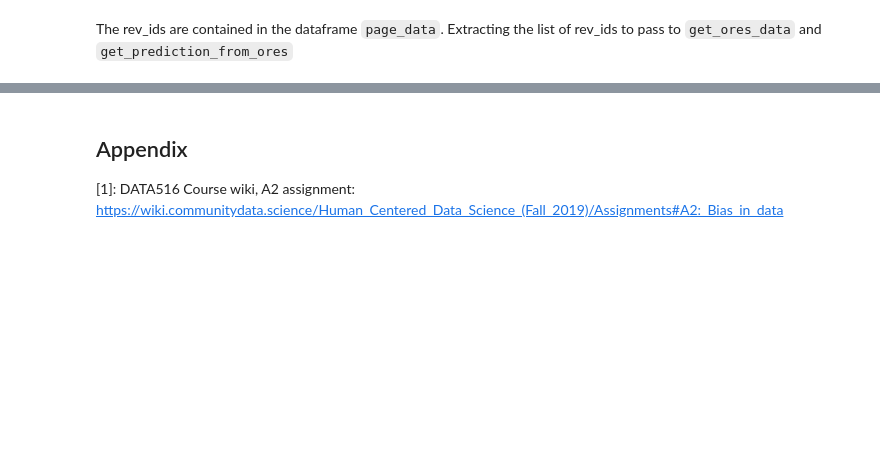
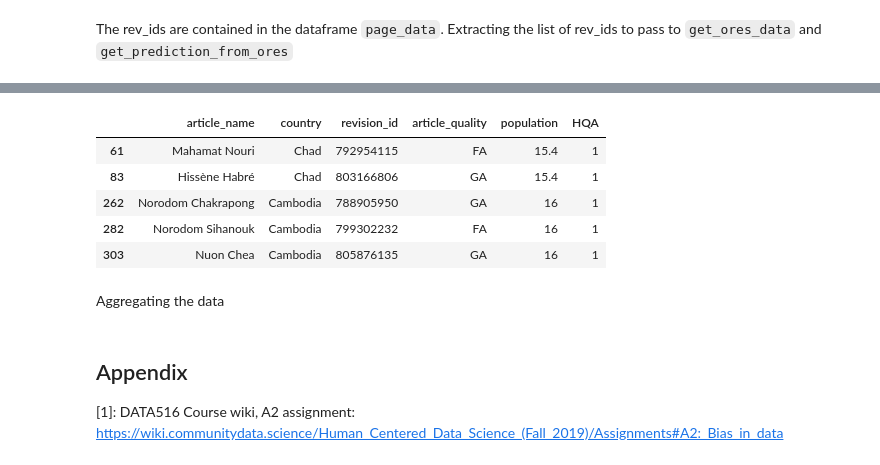
Before and after one commit to winnawat/data-512-a2, a Jupyter notebook: DATA512-A2.ipynb, the cells around one changed output, grey strips where cells are left out. Drawn from its saved outputs; the diff is of its cells as text; code cells hidden in the pictures; blank space fills up the shorter version.

```diff
--- a/DATA512-A2.ipynb
+++ b/DATA512-A2.ipynb
@@ -200,3 +342,15 @@ page_data_pred.tail()
+# %%
+# Checking the high quality articles
+page_data_pred_country[page_data_pred_country['HQA'] == 1].head()
+# %% [output]
+|  | article_name | country | revision_id | article_quality | population | HQA |
+| 61 | Mahamat Nouri | Chad | 792954115 | FA | 15.4 | 1 |
+| 83 | Hissène Habré | Chad | 803166806 | GA | 15.4 | 1 |
+| 262 | Norodom Chakrapong | Cambodia | 788905950 | GA | 16 | 1 |
+| 282 | Norodom Sihanouk | Cambodia | 799302232 | FA | 16 | 1 |
+| 303 | Nuon Chea | Cambodia | 805876135 | GA | 16 | 1 |
+# %% [markdown]
+Aggregating the data
 # %% [markdown]
 ## Appendix
 <a id='appendix'></a>
```
Also changed, not shown: parts of 31 cells of this notebook, 4 other files.
